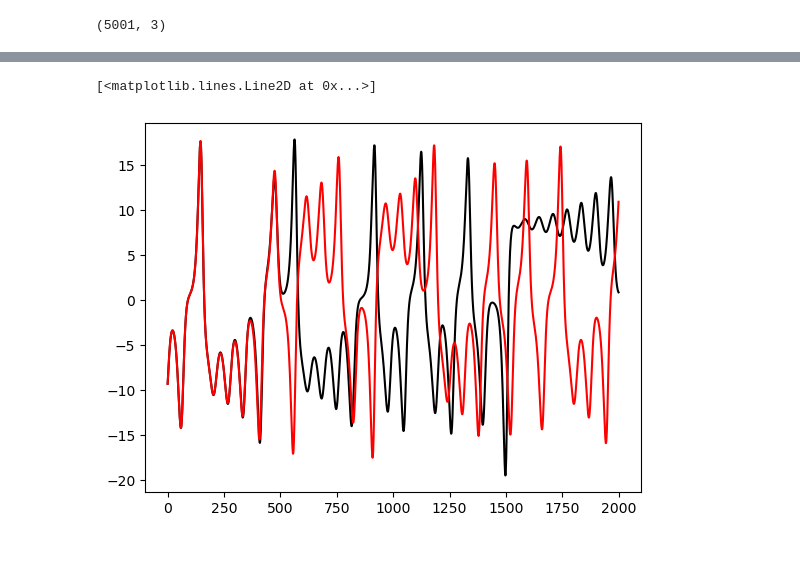
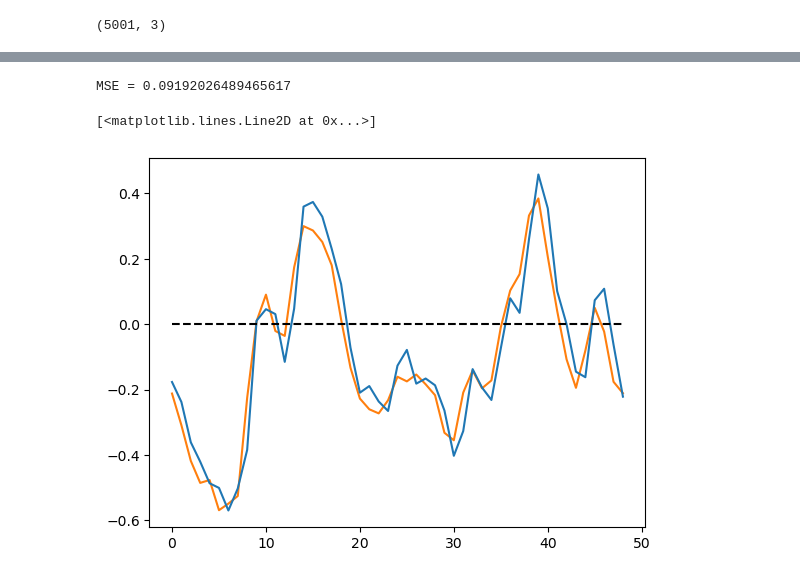
Before and after one commit to PeterLin54088/111-2_IVT_analysis, a Jupyter notebook: src/Reservoir_example.ipynb, the cells around one changed output, grey strips where cells are left out. Drawn from its saved outputs; the diff is of its cells as text; code cells hidden in the pictures.

```diff
--- a/src/Reservoir_example.ipynb
+++ b/src/Reservoir_example.ipynb
@@ -109,0 +138,14 @@ data     = np.concatenate([lorenz_x,lorenz_y,lorenz_z],axis=1)
+# %%
+os.chdir(config["IVTPath"])
+with np.load(config["IVT_SVD_fname"]) as dataset:
+    time_structure = dataset['time']
+    feature_num = int(dataset['feature_threshold'][0][0])
+
+# Choose k important structure
+time_structure = (time_structure[:feature_num]).T
+
+# Test
+scaler = MinMaxScaler(feature_range=(-1,1))
+time_structure = scaler.fit_transform(time_structure)
+#scaler.inverse_transform(scaled_data)
+print(time_structure.shape)
@@ -207,6 +219,36 @@ MSE = [0.21280633 0.52351374 0.79311076]
-# %%
-plt.plot(Y[0,:],'k')
-plt.plot(data[trainLen+1:trainLen+testLen+1,0],'r')
-# %% [output]
-[<matplotlib.lines.Line2D at 0x...>]
-[figure, removed]
+# %%
+
+# run the trained ESN in a generative mode. no need to initialize here,
+# because x is initialized with training data and we continue from there.
+Y = np.zeros((outSize,testLen))
+u = time_structure[trainLen,:]
+u = np.reshape(u,[inSize,1])
+x_record = x
+for t in range(testLen):
+    x = (1-a)*x + a*np.tanh( np.dot( Win, np.vstack((unit,u)) ) + np.dot( W, x ) )
+    y = np.dot( Wout, np.vstack((1,u,x)) )
+    Y[:,t] = np.squeeze(y)
+    # generative mode:
+    #u = y
+    #u = np.reshape(u,[inSize,1])
+    ## this would be a predictive mode:
+    u = time_structure[trainLen+t+1]
+    u = np.reshape(u,[inSize,1])
+
+# compute MSE for the first errorLen time steps
+errorLen = 3000
+mse = np.mean(np.sqrt(( np.square( time_structure[trainLen+1:trainLen+errorLen+1] - np.transpose(Y[:,0:errorLen]) ) )))
+print('MSE = ' + str( mse ))
+# %% [output]
+MSE = 0.09192026489465617
+# %%
+# model output
+first_t = 7*7
+feat = 0
+plt.figure()
+plt.plot([0,first_t-1],[0,0], "k--")
+plt.plot(Y[feat,:first_t],zorder = 1)
+plt.plot(time_structure[trainLen+1:trainLen+first_t+1,feat], zorder = -1)
+# %% [output]
+[<matplotlib.lines.Line2D at 0x...>]
+[figure, added]
```
Also changed, not shown: parts of 7 cells of this notebook, 46 other files.
